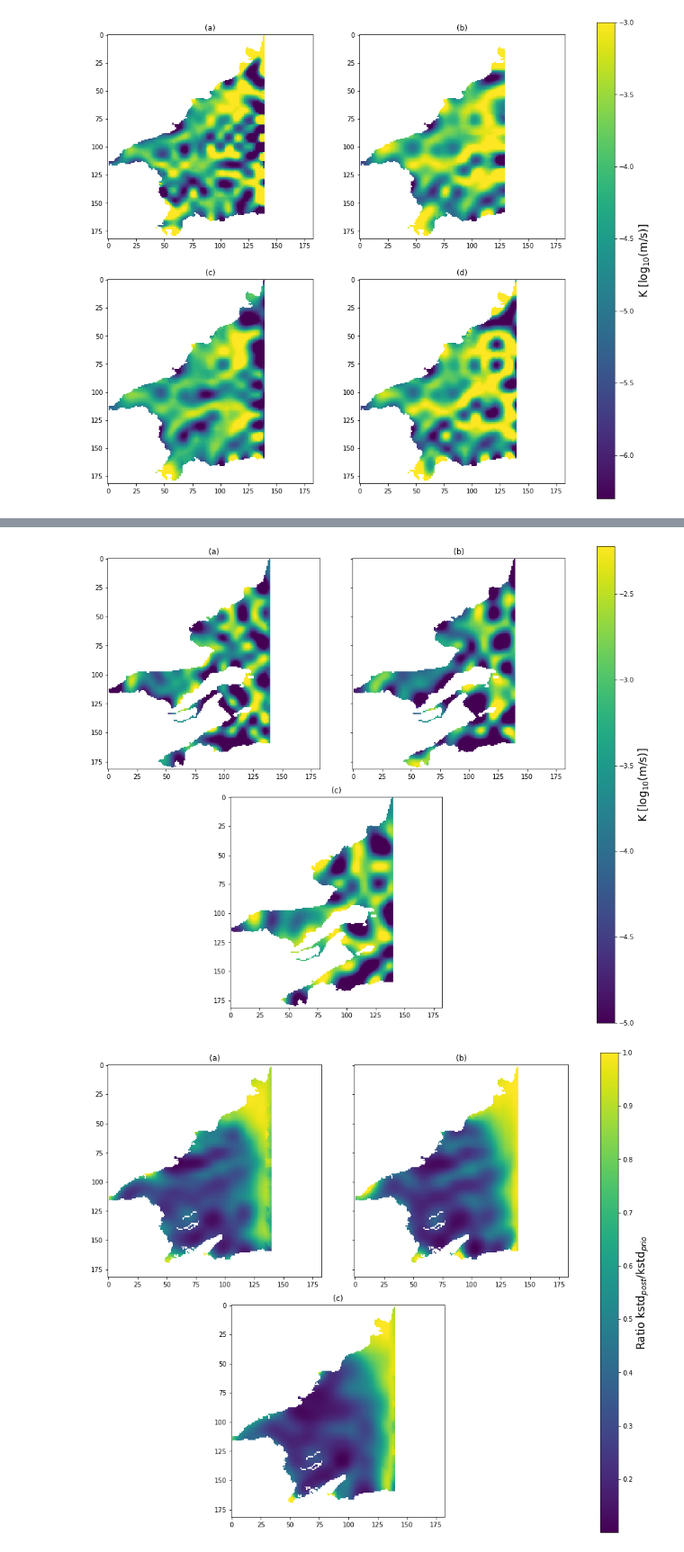
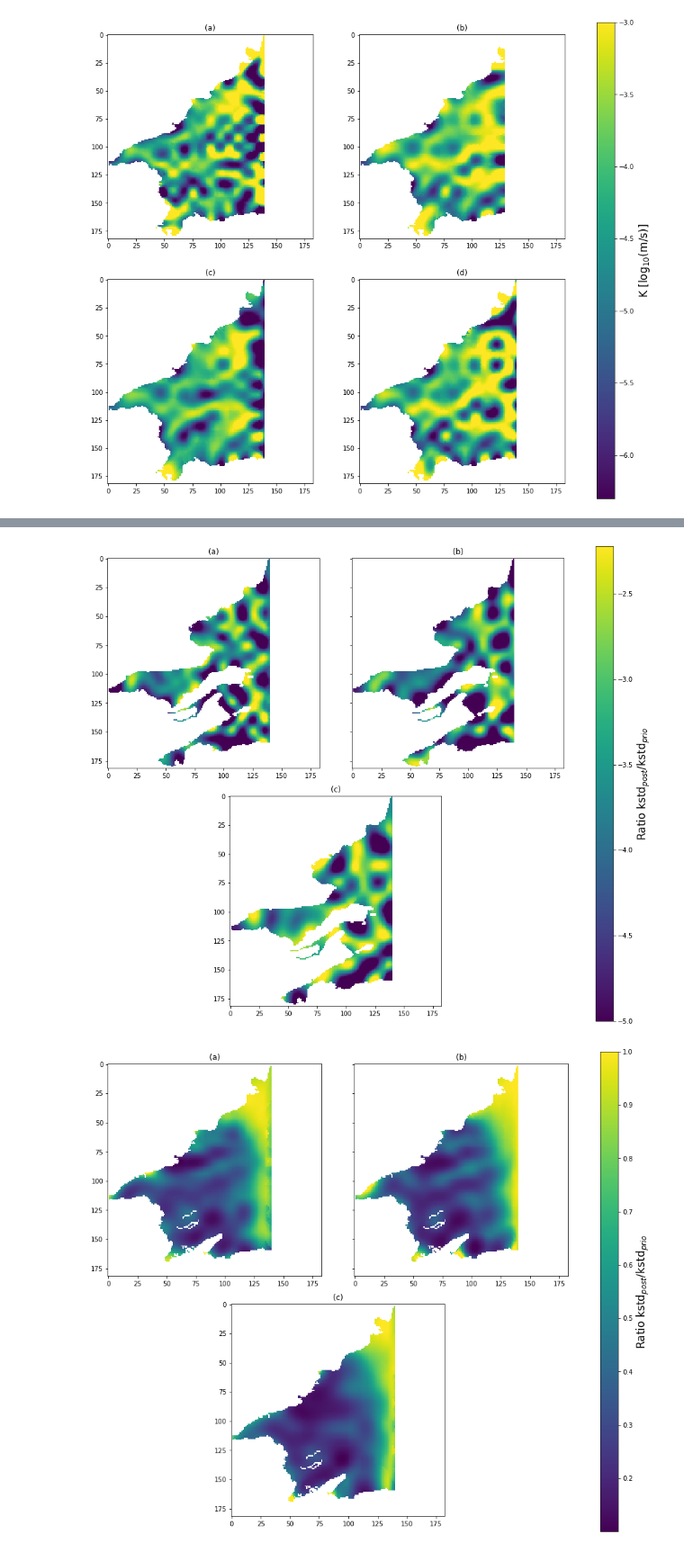
Before and after one commit to LudovicSchorpp/TM_Ludovic_Schorpp, a Jupyter notebook: codes_flopy/PEST++inv/plots_inv.ipynb, the cells around one changed output, grey strips where cells are left out. Shown at 90% size. Cells and saved outputs as stored; diff of their text form; code cells hidden in the pictures.

```diff
--- a/codes_flopy/PEST++inv/plots_inv.ipynb
+++ b/codes_flopy/PEST++inv/plots_inv.ipynb
@@ -37,3 +37,20 @@ cb = plt.colorbar(g, cax = cbaxes)
 cb.set_label("K [log$_{10}$(m/s)]",fontsize=17)
 # %% [output]
 [figure]
+# %%
+fig,ax = plt.subplots(2,2,figsize=(13,13))
+o = 0
+i= 0
+lst = ["(a)","(b)","(c)","(d)"]
+for inv in lst2D:
+    ktxt = np.loadtxt(os.path.join(inv,"kstd.txt"))
+    ax[o,i].set(title="{}".format(lst[o*2+i]))
+    g = ax[o,i].imshow(ktxt/1e-5,vmax=1)
+    i += 1
+    if i > 1:
+        o += 1
+        i = 0
+
+cbaxes = fig.add_axes([0.95, 0.1, 0.03, 0.8])
+cb = plt.colorbar(g, cax = cbaxes)
+cb.set_label(r"Ratio kstd$_{post}$/kstd$_{prio}$",fontsize=17)
@@ -40,23 +59,23 @@ cb.set_label("K [log$_{10}$(m/s)]",fontsize=17)
 # %%
 fig = plt.figure(figsize=(13,13))
 grid = plt.GridSpec(4, 4, wspace=0.3, hspace=0.3) # grid for plot
 
 a1 = fig.add_subplot(grid[0:2,0:2])
 a2 = fig.add_subplot(grid[0:2,2:4], yticklabels=[])
 a3 = fig.add_subplot(grid[2:4,1:3])
 
 axes = [a1,a2,a3]
 lst = ["(a)","(b)","(c)","(d)"]
 for ax,inv,tit in zip(axes,lst3D,lst):
     ktxt = np.log10(np.loadtxt(os.path.join(inv,"kQmin.txt")))
     ax.set(title="{}".format(tit))
     g = ax.imshow(ktxt)
 
 cbaxes = fig.add_axes([0.95, 0.1, 0.03, 0.8])
 cb = plt.colorbar(g, cax = cbaxes)
-cb.set_label("K [log$_{10}$(m/s)]",fontsize=17)
+cb.set_label(r"Ratio kstd$_{post}$/kstd$_{prio}$",fontsize=17)
 # %% [output]
-[figure, old version]
+[figure, new version]
 # %%
 fig = plt.figure(figsize=(13,13))
 grid = plt.GridSpec(4, 4, wspace=0.3, hspace=0.3) # grid for plot
```
Also changed, not shown: parts of 1 cell of this notebook, 5 other files.
